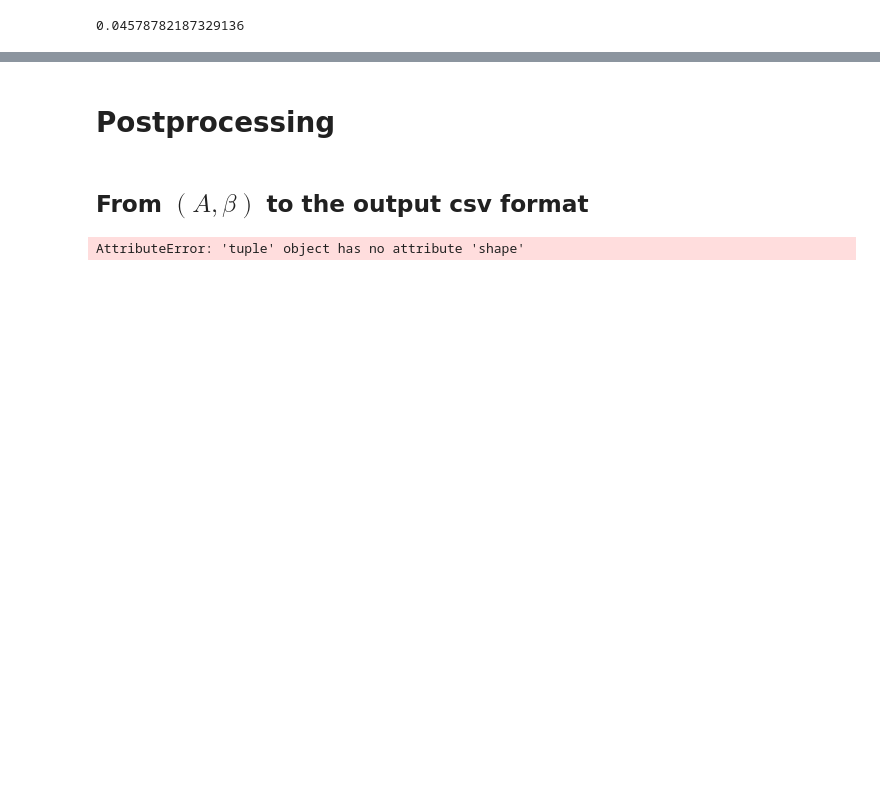
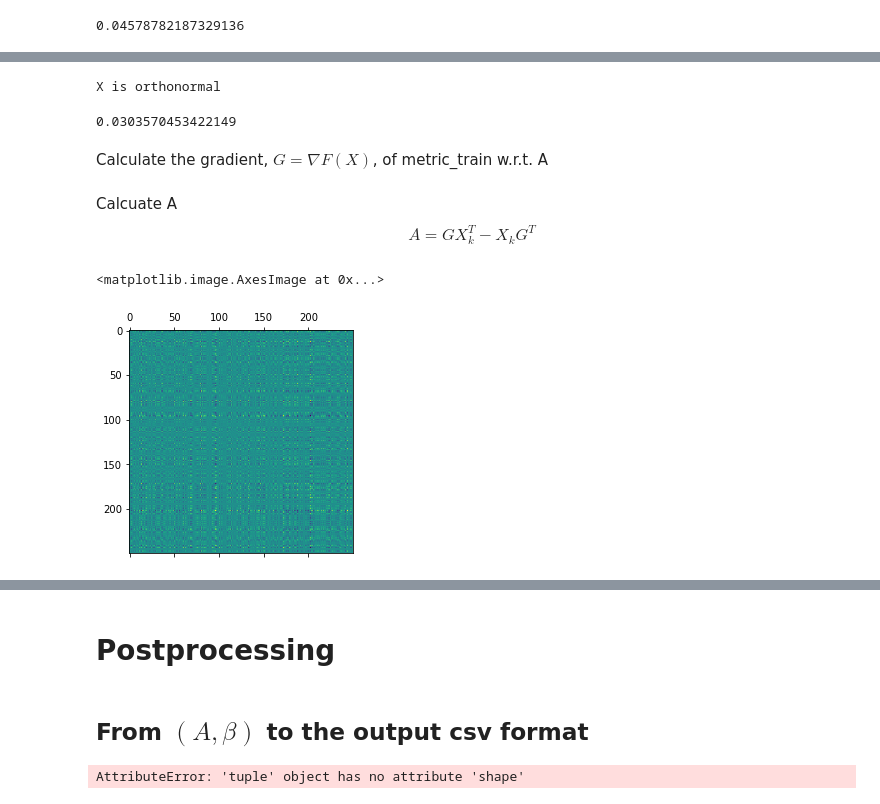
Before and after one commit to BenSnow6/Quant-challenge, a Jupyter notebook: ENS_QRT22_V1/ENS_QRT22_V1.ipynb, the cells around one changed output, grey strips where cells are left out. Cells and saved outputs as stored; diff of their text form; code cells hidden in the pictures; blank space fills up the shorter version.

```diff
--- a/ENS_QRT22_V1/ENS_QRT22_V1.ipynb
+++ b/ENS_QRT22_V1/ENS_QRT22_V1.ipynb
@@ -302,0 +350,9 @@ metric_train(A_QRT, beta_QRT) # public metric: 0.03535
+# %%
+X, M = randomA()
+if (checkOrthonormality(X)):
+    beta = fitBeta(X)
+    print("X is orthonormal")
+else:
+    print("X is not orthonormal")
+# %% [output]
+X is orthonormal
@@ -302,0 +361,33 @@ metric_train(A_QRT, beta_QRT) # public metric: 0.03535
+# %%
+metric_train(X, beta) # public metric: 0.03535
+# %% [output]
+0.0303570453422149
+# %% [markdown]
+Calculate the gradient, $G = \nabla F(X)$, of metric_train w.r.t. A
+# %%
+h = 0.000001 # step size for numerical gradient
+grad = np.zeros((250, 10)) # gradient matrix
+C = X
+for i in range(250):
+    print(i)
+    for j in range(10):
+        C[i, j] += h
+        C_beta = fitBeta(C)
+        # print(checkOrthonormality(A))
+        grad[i, j] = (metric_train(C, C_beta) - metric_train(X, beta))/h
+        # print(f"grad[{i}, {j}] = {grad[i, j]}")
+        C[i, j] -= h
+# %%
+G = grad
+# %% [markdown]
+Calcuate A
+$$
+A = G X_{k}^T - X_{k} G^T
+$$
+# %%
+A = G@X.T - X@G.T
+# %%
+plt.matshow(A)
+# %% [output]
+<matplotlib.image.AxesImage at 0x...>
+[figure, added]
```
Also changed, not shown: parts of 24 cells of this notebook, 2 other files.
